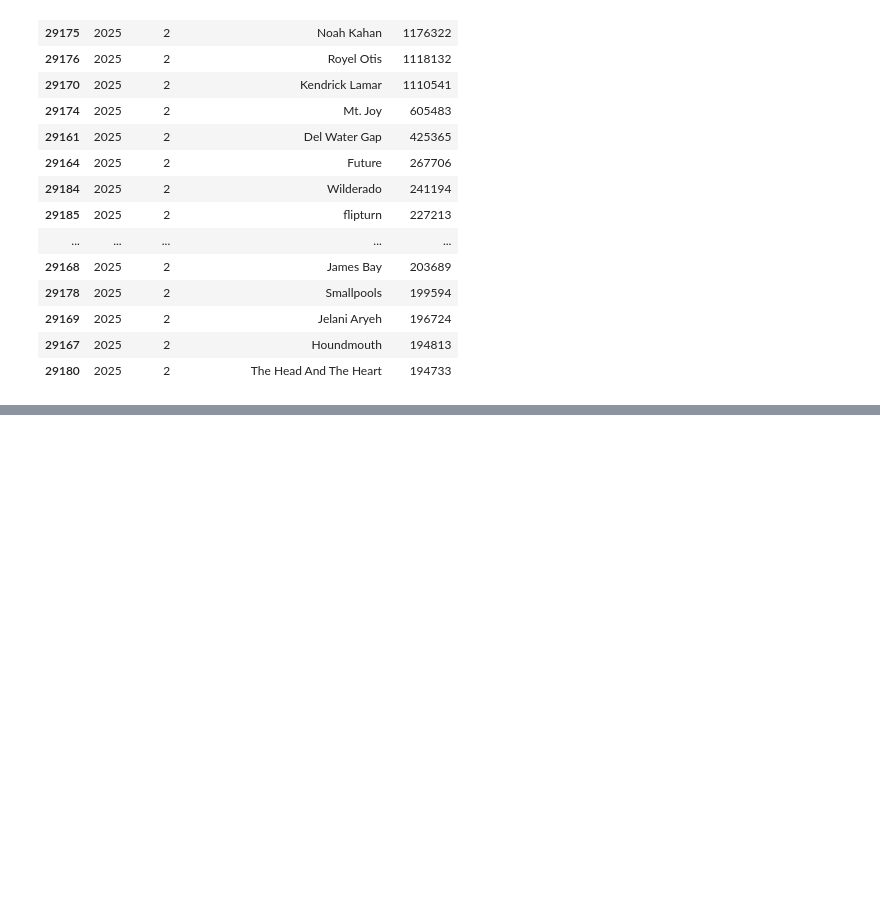
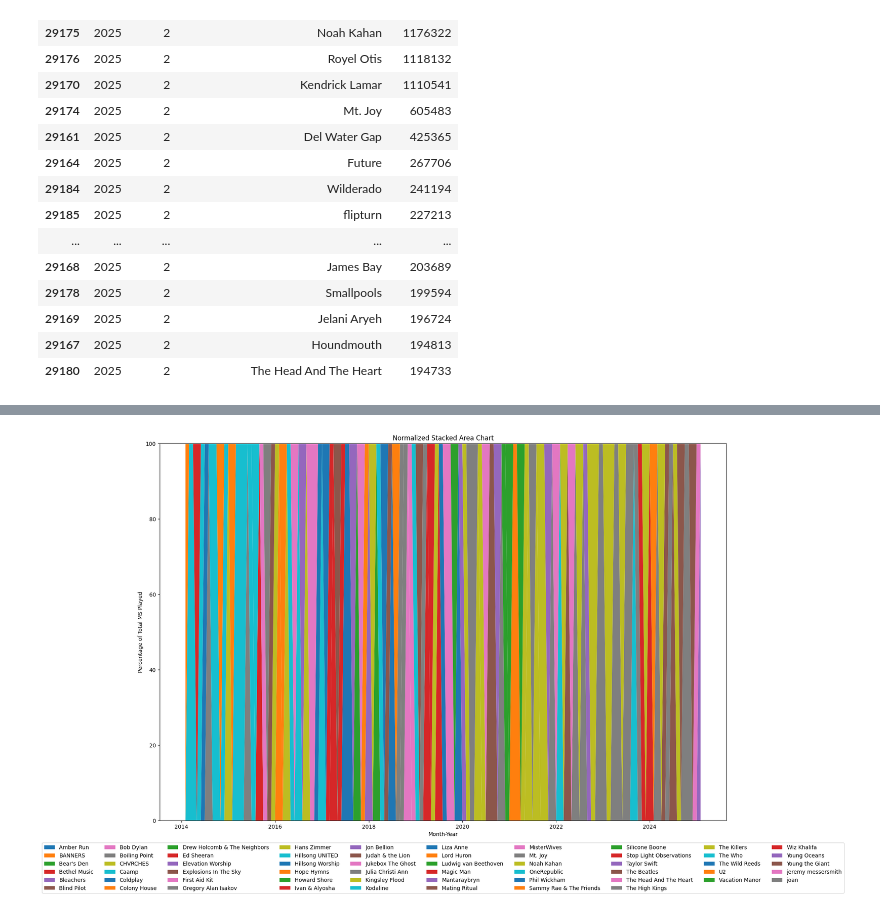
Before and after one commit to billeerds/Spotify-unWrapped, a Jupyter notebook: Code/1_initial_eda_audio.ipynb, the cells around one changed output, grey strips where cells are left out. Cells and saved outputs as stored; diff of their text form; code cells hidden in the pictures; blank space fills up the shorter version.

```diff
--- a/Code/1_initial_eda_audio.ipynb
+++ b/Code/1_initial_eda_audio.ipynb
@@ -216,3 +216,29 @@ top_5_df['month_year'] = pd.to_datetime(top_5_df['month_year'], format='%m-%Y')
 
 fig = px.area(top_5_df, x="month_year", y="ms_played", color="master_metadata_album_artist_name")
 fig.show()
+# %%
+# 4. Pivot the data (same as before)
+stacked_data = top_5_df.pivot_table(index="month_year", columns="master_metadata_album_artist_name", values="ms_played", aggfunc="sum", fill_value=0)
+
+# 5. Calculate percentages (crucial for normalization)
+stacked_data_percentage = stacked_data.apply(lambda x: x / x.sum() * 100, axis=1)
+
+# 6. Create the plot
+fig, ax = plt.subplots(figsize=(20, 12))  # Adjust figure size as needed
+
+# 7. Stacked area chart
+ax.stackplot(stacked_data_percentage.index, stacked_data_percentage.values.T, labels=stacked_data_percentage.columns)
+
+# 8. Customize the plot
+ax.set_title('Normalized Stacked Area Chart')
+ax.set_xlabel('Month-Year')
+ax.set_ylabel('Percentage of Total MS Played')
+ax.set_ylim(0, 100)  # Set y-axis limits to 0-100%
+
+# 1. Place the legend outside the plot area (usually at the bottom)
+plt.legend(loc='lower center', bbox_to_anchor=(0.5, -.2), ncol=10)  # Example: 3 columns
+
+plt.tight_layout() # Prevent labels from overlapping
+plt.show()
+# %% [output]
+[figure, added]
```
Also changed, not shown: parts of 3 cells of this notebook.
